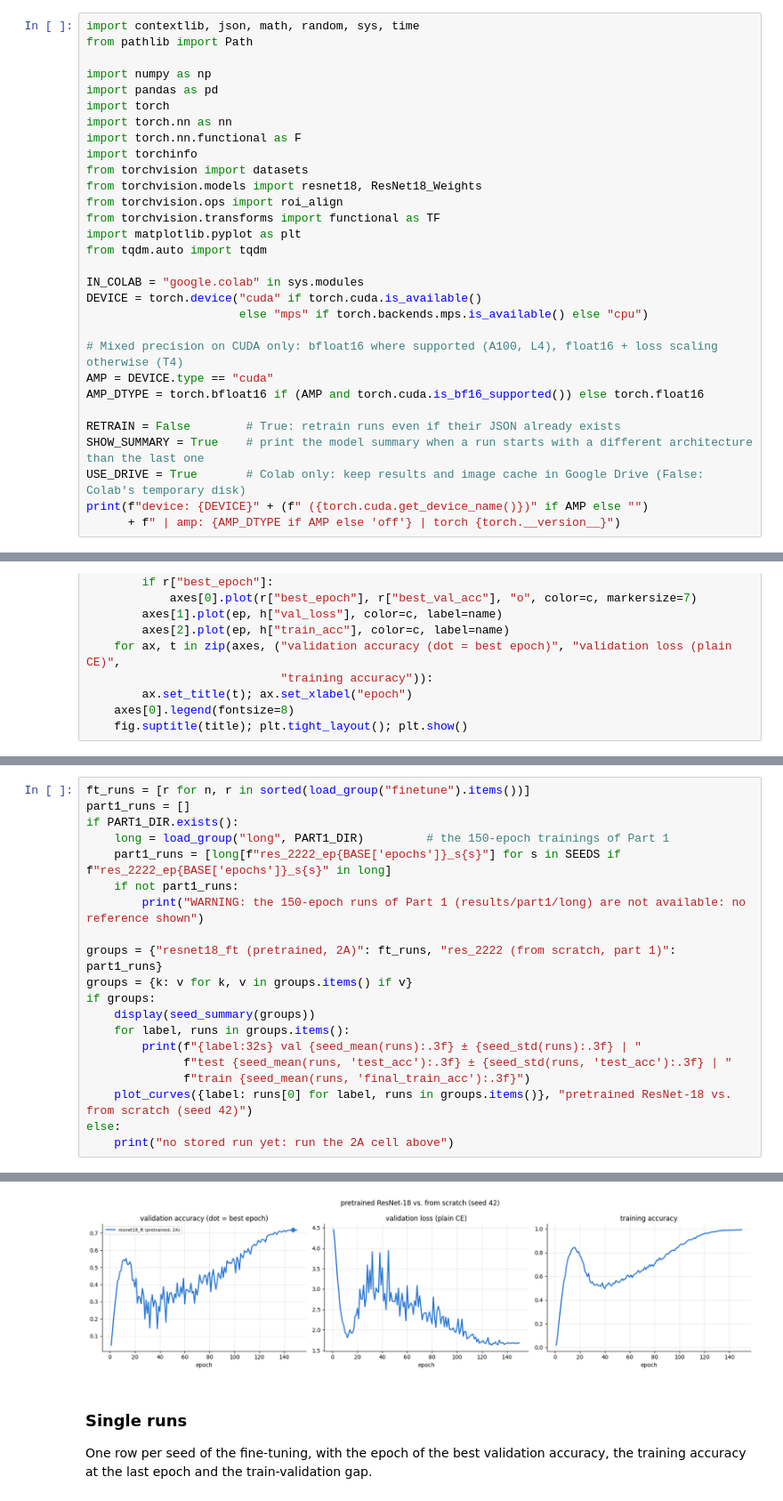
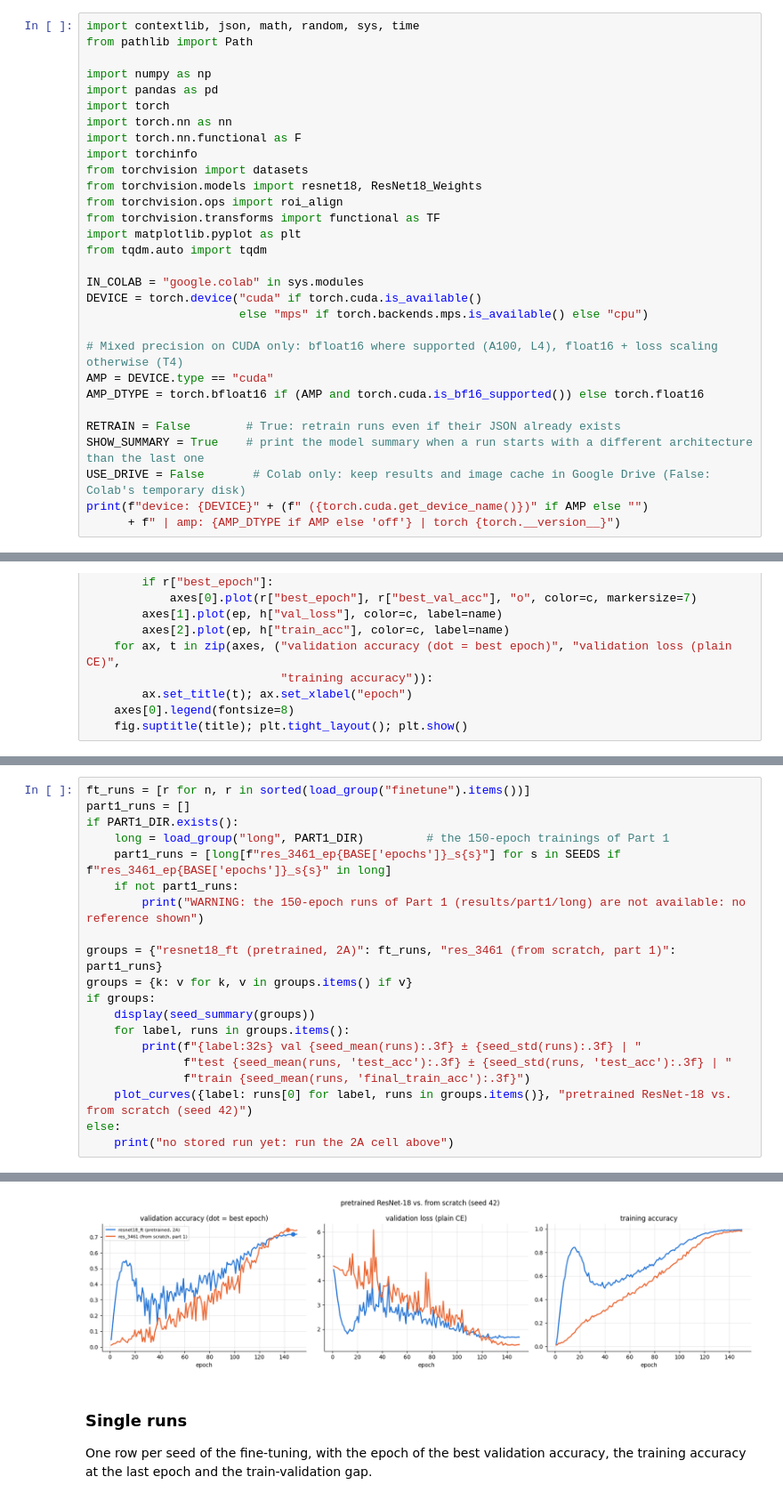
Before and after one commit to jortikcode/100planes-X-IPCV, a Jupyter notebook: code/part2A.ipynb, the cells around one changed output, grey strips where cells are left out. Shown at 89% size. Saved outputs shown, nothing was run; the diff lists cells and outputs as text.

Commit message:
minor fixes: - re-run some cells - fixed results compatibility

```diff
--- a/code/part2A.ipynb
+++ b/code/part2A.ipynb
@@ -75,7 +75,7 @@ AMP_DTYPE = torch.bfloat16 if (AMP and torch.cuda.is_bf16_supported()) else torc
 
 RETRAIN = False        # True: retrain runs even if their JSON already exists
 SHOW_SUMMARY = True    # print the model summary when a run starts with a different architecture than the last one
-USE_DRIVE = True       # Colab only: keep results and image cache in Google Drive (False: Colab's temporary disk)
+USE_DRIVE = False       # Colab only: keep results and image cache in Google Drive (False: Colab's temporary disk)
 print(f"device: {DEVICE}" + (f" ({torch.cuda.get_device_name()})" if AMP else "")
       + f" | amp: {AMP_DTYPE if AMP else 'off'} | torch {torch.__version__}")
 # %% [output]
@@ -721,11 +716,11 @@ ft_runs = [r for n, r in sorted(load_group("finetune").items())]
 part1_runs = []
 if PART1_DIR.exists():
     long = load_group("long", PART1_DIR)         # the 150-epoch trainings of Part 1
-    part1_runs = [long[f"res_2222_ep{BASE['epochs']}_s{s}"] for s in SEEDS if f"res_2222_ep{BASE['epochs']}_s{s}" in long]
+    part1_runs = [long[f"res_3461_ep{BASE['epochs']}_s{s}"] for s in SEEDS if f"res_3461_ep{BASE['epochs']}_s{s}" in long]
     if not part1_runs:
         print("WARNING: the 150-epoch runs of Part 1 (results/part1/long) are not available: no reference shown")
 
-groups = {"resnet18_ft (pretrained, 2A)": ft_runs, "res_2222 (from scratch, part 1)": part1_runs}
+groups = {"resnet18_ft (pretrained, 2A)": ft_runs, "res_3461 (from scratch, part 1)": part1_runs}
 groups = {k: v for k, v in groups.items() if v}
 if groups:
     display(seed_summary(groups))
@@ -745,4 +741,4 @@ resnet18_ft (pretrained, 2A)     val 0.719 ± 0.007 | test 0.724 ± 0.007 | trai
-[figure, old version]
+[figure, new version]
 # %% [markdown]
 ### Single runs
 
```
Also changed, not shown: parts of 8 cells of this notebook, 4 other files.
